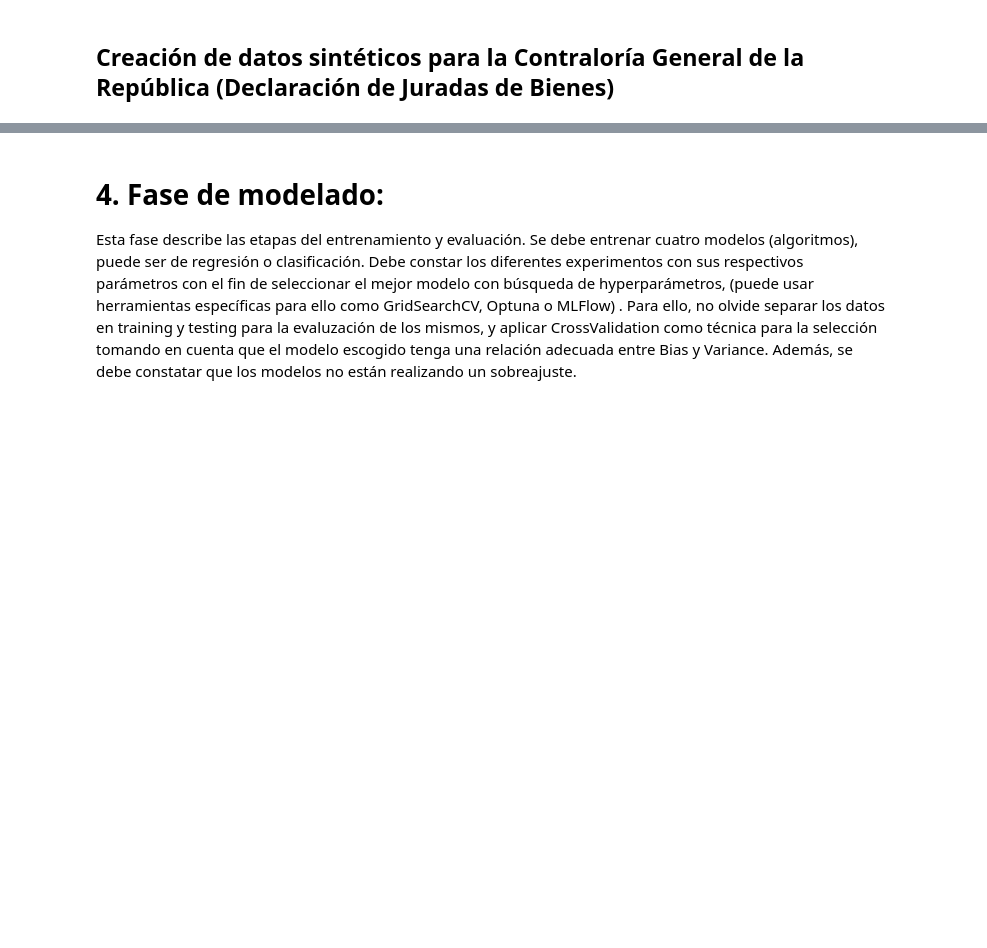
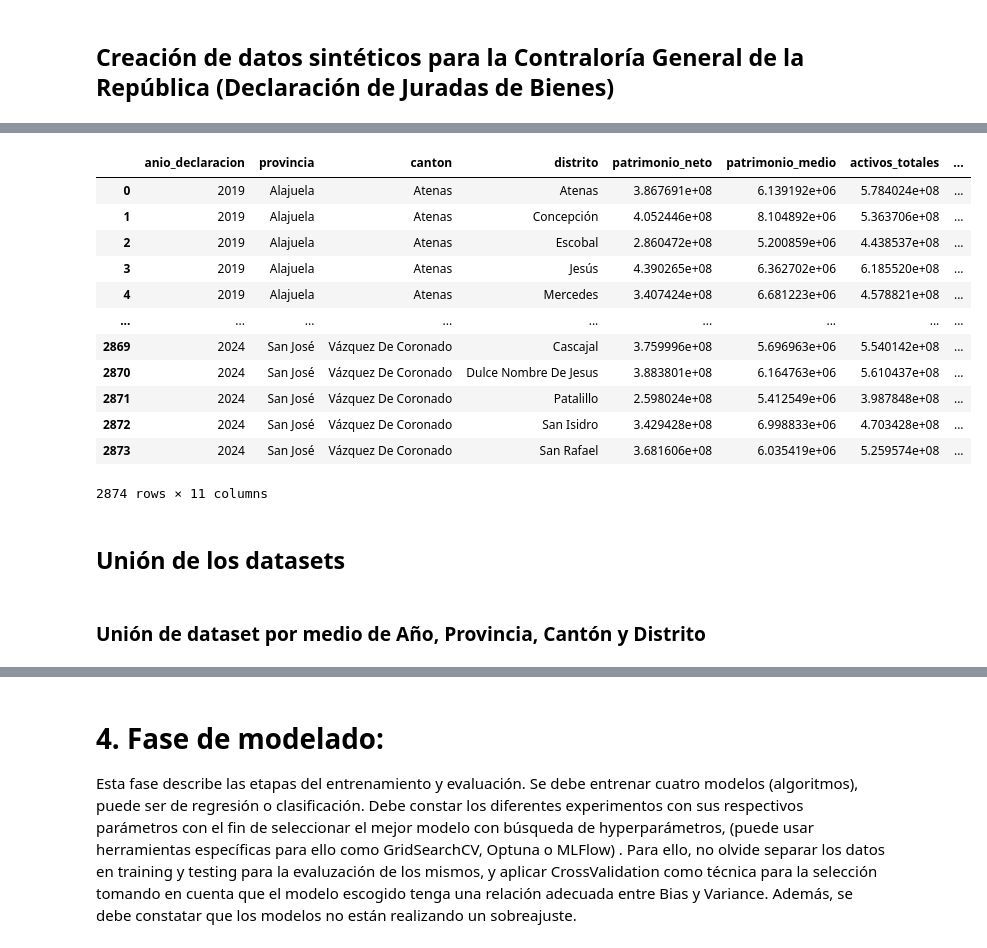
Before and after one commit to samvalverde/transparencia-patrimonial, a Jupyter notebook: notebooks/Desafío_PIDA.ipynb, the cells around one changed output, grey strips where cells are left out. Cells and saved outputs as stored; diff of their text form; code cells hidden in the pictures; blank space fills up the shorter version.

```diff
--- a/notebooks/Desafío_PIDA.ipynb
+++ b/notebooks/Desafío_PIDA.ipynb
@@ -116,3 +390,5 @@ df_registro.sample(10)
 # %% [markdown]
 ## Creación de datos sintéticos para la Contraloría General de la República (Declaración de Juradas de Bienes)
+# %%
+df_cgr = pd.read_csv("synthetic_cgr_declaraciones.csv")
 # %%
@@ -191,0 +484,17 @@ que demuestren el resultado de los procesamientos.
+# %%
+df_cgr["anio_declaracion"] = df_cgr["anio_declaracion"].astype(int)
+df_cgr["identificador_anonimo_declarante"] = df_cgr["identificador_anonimo_declarante"].astype(str)
+df_cgr["institucion"] = df_cgr["institucion"].astype(str)
+df_cgr["tipo_cargo"] = df_cgr["tipo_cargo"].astype(str)
+df_cgr["activos_totales"] = df_cgr["activos_totales"].astype(float)
+df_cgr["pasivos_totales"] = df_cgr["pasivos_totales"].astype(float)
+df_cgr["provincia"] = df_cgr["provincia"].astype(str)
+df_cgr["canton"] = df_cgr["canton"].astype(str)
+df_cgr["distrito"] = df_cgr["distrito"].astype(str)
+df_cgr["distrib_inmuebles_%"] = df_cgr["distrib_inmuebles_%"].astype(float)
+df_cgr["distrib_vehículos_%"] = df_cgr["distrib_vehículos_%"].astype(float)
+df_cgr["distrib_depósitos_%"] = df_cgr["distrib_depósitos_%"].astype(float)
+df_cgr["distrib_inversiones_%"] = df_cgr["distrib_inversiones_%"].astype(float)
+df_cgr["distrib_otros_%"] = df_cgr["distrib_otros_%"].astype(float)
+
+df_cgr.dtypes
@@ -191,0 +517,36 @@ que demuestren el resultado de los procesamientos.
+# %%
+df_cgr["patrimonio_neto"] = df_cgr["activos_totales"] - df_cgr["pasivos_totales"]
+# %%
+df_cgr_agg = df_cgr.groupby(["anio_declaracion", "provincia", "canton", "distrito"]).agg(
+    patrimonio_neto=("patrimonio_neto", "sum"),
+    patrimonio_medio=("patrimonio_neto", "mean"),
+    activos_totales=("activos_totales", "sum"),
+    activos_medios=("activos_totales", "mean"),
+    pasivos_totales=("pasivos_totales", "sum"),
+    pasivos_medios=("pasivos_totales", "mean"),
+    cant_funcionarios=("identificador_anonimo_declarante", "count"),
+).reset_index()
+
+# Round the relevant columns to 6 decimal places
+cols_to_round = ["patrimonio_neto", "patrimonio_medio", "activos_totales", "activos_medios", "pasivos_totales", "pasivos_medios"]
+df_cgr_agg[cols_to_round] = df_cgr_agg[cols_to_round].round(4)
+
+df_cgr_agg
+# %% [output]
+|  | anio_declaracion | provincia | canton | distrito | patrimonio_neto | patrimonio_medio | activos_totales | ... |
+| 0 | 2019 | Alajuela | Atenas | Atenas | 3.867691e+08 | 6.139192e+06 | 5.784024e+08 | ... |
+| 1 | 2019 | Alajuela | Atenas | Concepción | 4.052446e+08 | 8.104892e+06 | 5.363706e+08 | ... |
+| 2 | 2019 | Alajuela | Atenas | Escobal | 2.860472e+08 | 5.200859e+06 | 4.438537e+08 | ... |
+| 3 | 2019 | Alajuela | Atenas | Jesús | 4.390265e+08 | 6.362702e+06 | 6.185520e+08 | ... |
+| 4 | 2019 | Alajuela | Atenas | Mercedes | 3.407424e+08 | 6.681223e+06 | 4.578821e+08 | ... |
+| ... | ... | ... | ... | ... | ... | ... | ... | ... |
+| 2869 | 2024 | San José | Vázquez De Coronado | Cascajal | 3.759996e+08 | 5.696963e+06 | 5.540142e+08 | ... |
+| 2870 | 2024 | San José | Vázquez De Coronado | Dulce Nombre De Jesus | 3.883801e+08 | 6.164763e+06 | 5.610437e+08 | ... |
+| 2871 | 2024 | San José | Vázquez De Coronado | Patalillo | 2.598024e+08 | 5.412549e+06 | 3.987848e+08 | ... |
+| 2872 | 2024 | San José | Vázquez De Coronado | San Isidro | 3.429428e+08 | 6.998833e+06 | 4.703428e+08 | ... |
+| 2873 | 2024 | San José | Vázquez De Coronado | San Rafael | 3.681606e+08 | 6.035419e+06 | 5.259574e+08 | ... |
+2874 rows × 11 columns
+# %% [markdown]
+## Unión de los datasets
+# %% [markdown]
+### Unión de dataset por medio de **Año, Provincia, Cantón y Distrito**
```
Also changed, not shown: parts of 38 cells of this notebook, 13 other files.
